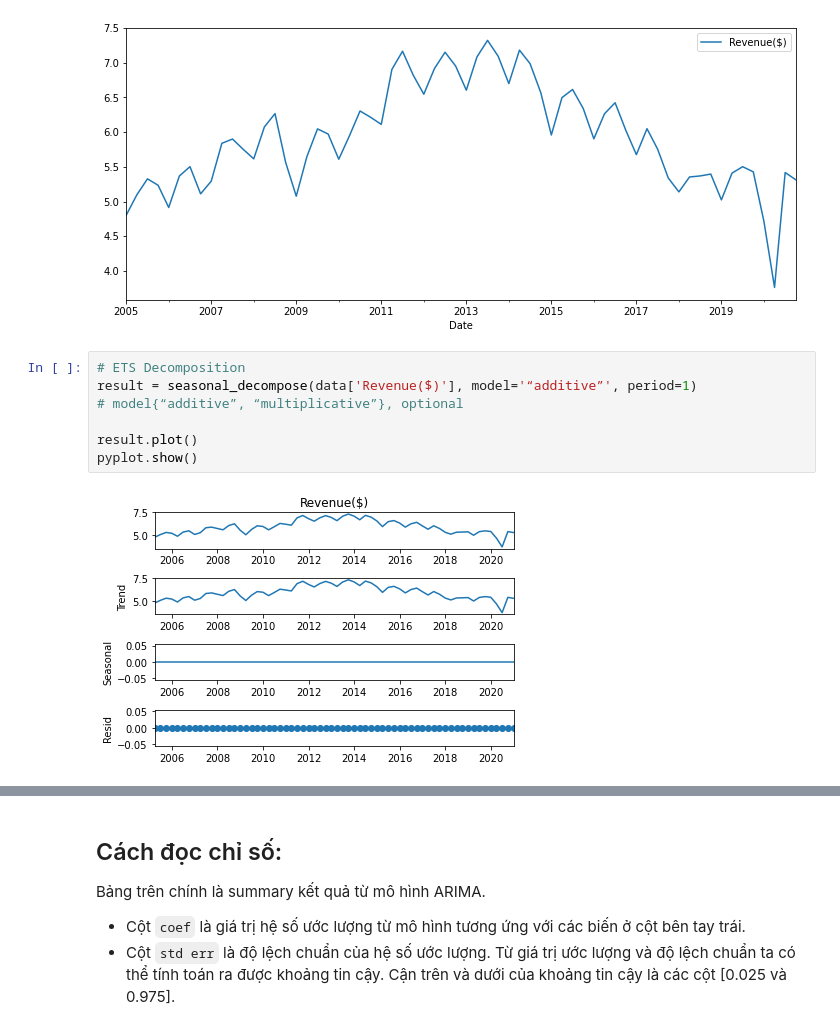
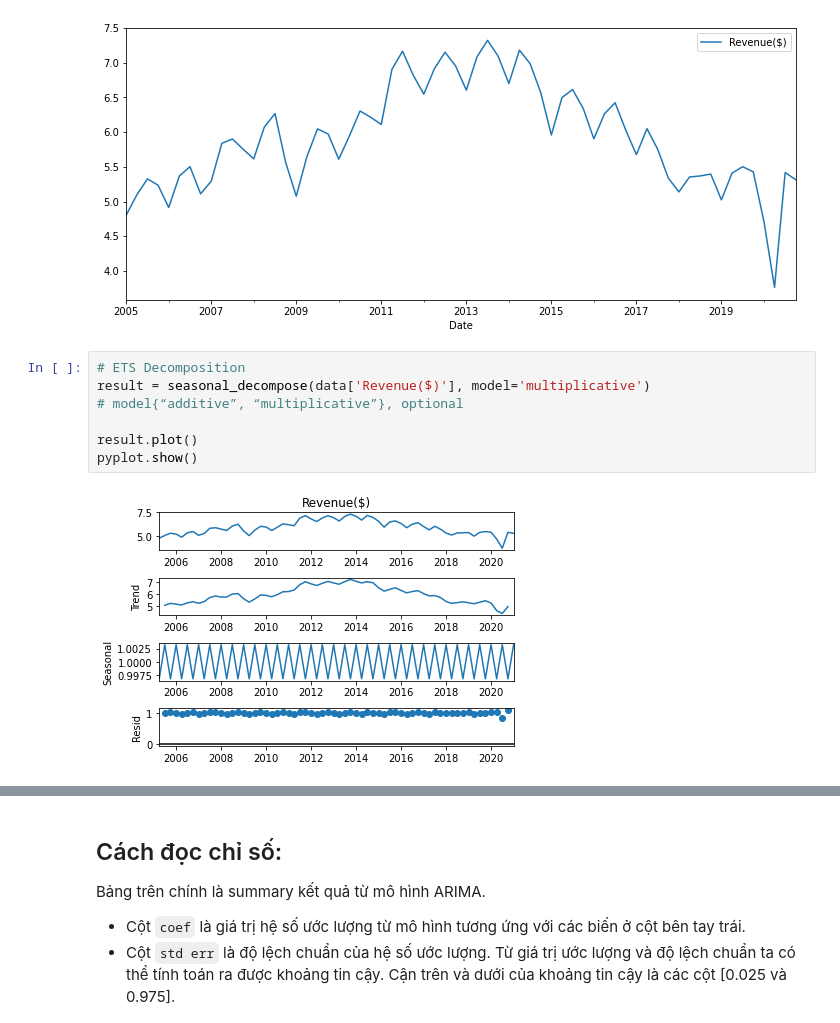
Before and after one commit to ttduongtran/time-series-forecasting, a Jupyter notebook: ARIMA_2.ipynb, the cells around one changed output, grey strips where cells are left out. Saved outputs shown, nothing was run; the diff lists cells and outputs as text.

```diff
--- a/ARIMA_2.ipynb
+++ b/ARIMA_2.ipynb
@@ -33,10 +39,10 @@ data.plot(figsize = (12, 5), legend = True)
 [figure]
 # %%
 # ETS Decomposition
-result = seasonal_decompose(data['Revenue($)'], model='“additive”', period=1)
+result = seasonal_decompose(data['Revenue($)'], model='multiplicative')
 # model{“additive”, “multiplicative”}, optional
 
 result.plot()
 pyplot.show()
 # %% [output]
-[figure, old version]
+[figure, new version]
```
Also changed, not shown: parts of 4 cells of this notebook.
